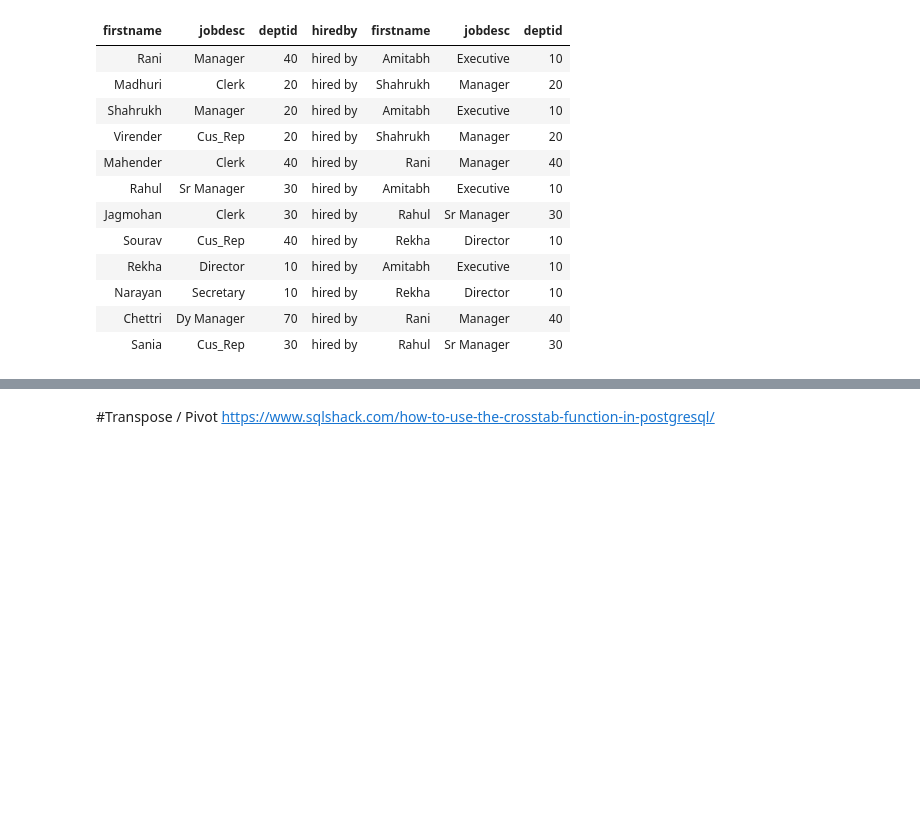
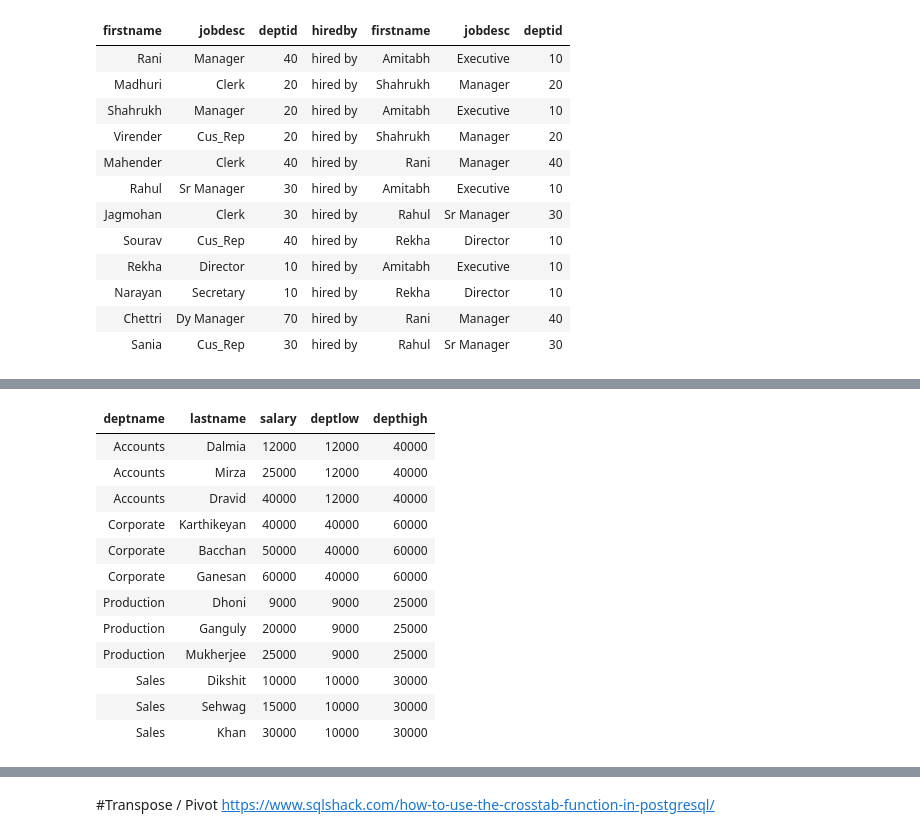
Before and after one commit to Praxis-QR/RDWH, a Jupyter notebook: PostgreSQL_02_Basic_SQL.ipynb, the cells around one changed output, grey strips where cells are left out. Saved outputs shown, nothing was run; the diff lists cells and outputs as text; code cells hidden in the pictures; blank space fills up the shorter version.

```diff
--- a/PostgreSQL_02_Basic_SQL.ipynb
+++ b/PostgreSQL_02_Basic_SQL.ipynb
@@ -740,0 +737,6 @@ Last tested   2023-12-30 14:30:29.330379+05:30
+# %%
+sql = "select lastname, salary, jobdesc, deptid from empl where \
+salary = (select max(salary) from empl where deptid = '20') \
+and deptid = '20'"
+
+runSelect(sql)
@@ -740,0 +831,20 @@ Last tested   2023-12-30 14:30:29.330379+05:30
+# %%
+sql = "select deptname, lastname, salary, \
+first_value(salary) over (partition by deptname order by salary) as deptlow, \
+last_value(salary) over (partition by deptname order by salary RANGE BETWEEN UNBOUNDED PRECEDING AND UNBOUNDED FOLLOWING) as depthigh \
+from empl  inner join dept using(deptid)"
+runSelect(sql)
+# %% [output]
+| deptname | lastname | salary | deptlow | depthigh |
+| Accounts | Dalmia | 12000 | 12000 | 40000 |
+| Accounts | Mirza | 25000 | 12000 | 40000 |
+| Accounts | Dravid | 40000 | 12000 | 40000 |
+| Corporate | Karthikeyan | 40000 | 40000 | 60000 |
+| Corporate | Bacchan | 50000 | 40000 | 60000 |
+| Corporate | Ganesan | 60000 | 40000 | 60000 |
+| Production | Dhoni | 9000 | 9000 | 25000 |
+| Production | Ganguly | 20000 | 9000 | 25000 |
+| Production | Mukherjee | 25000 | 9000 | 25000 |
+| Sales | Dikshit | 10000 | 10000 | 30000 |
+| Sales | Sehwag | 15000 | 10000 | 30000 |
+| Sales | Khan | 30000 | 10000 | 30000 |
```
Also changed, not shown: parts of 12 cells of this notebook.
